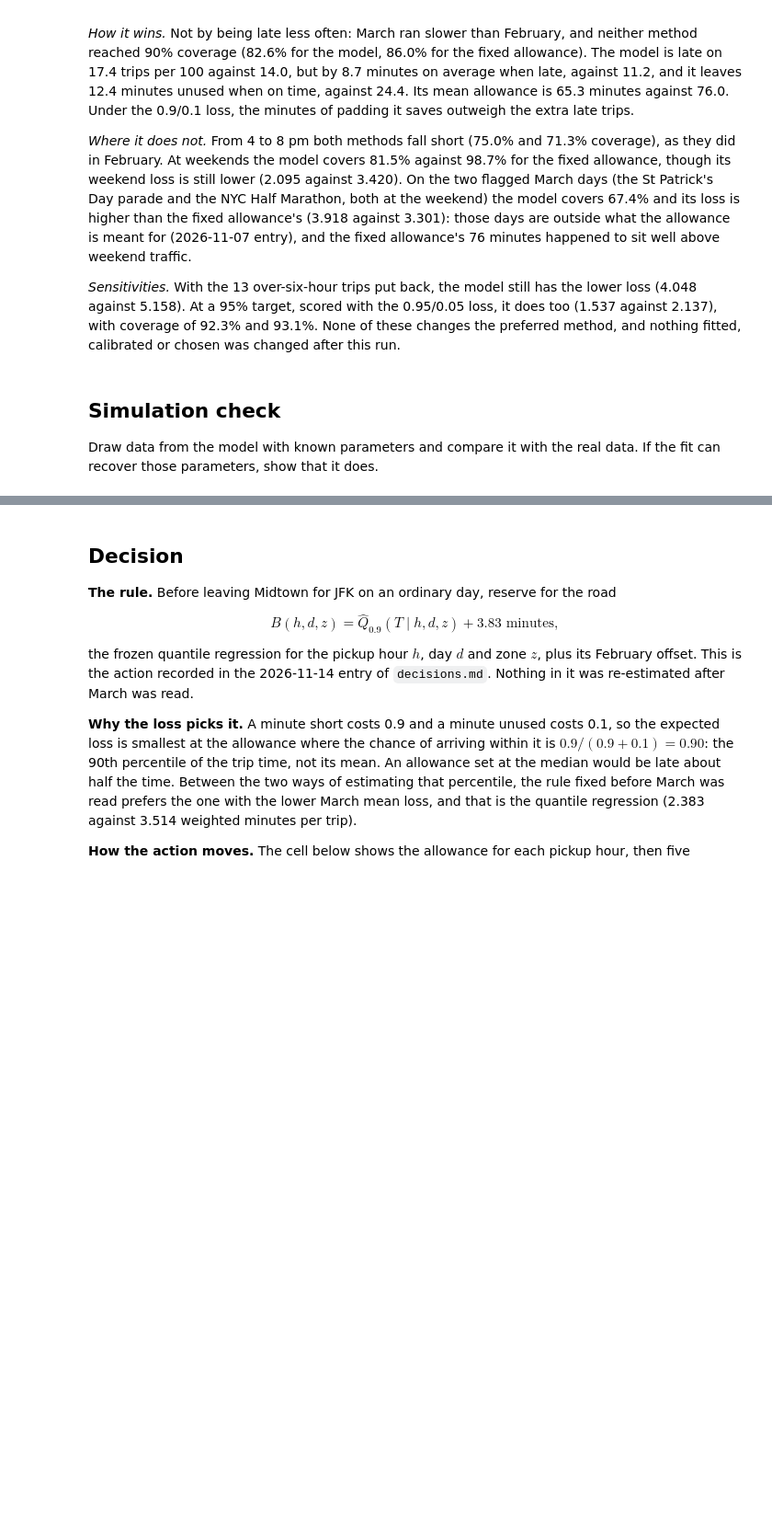
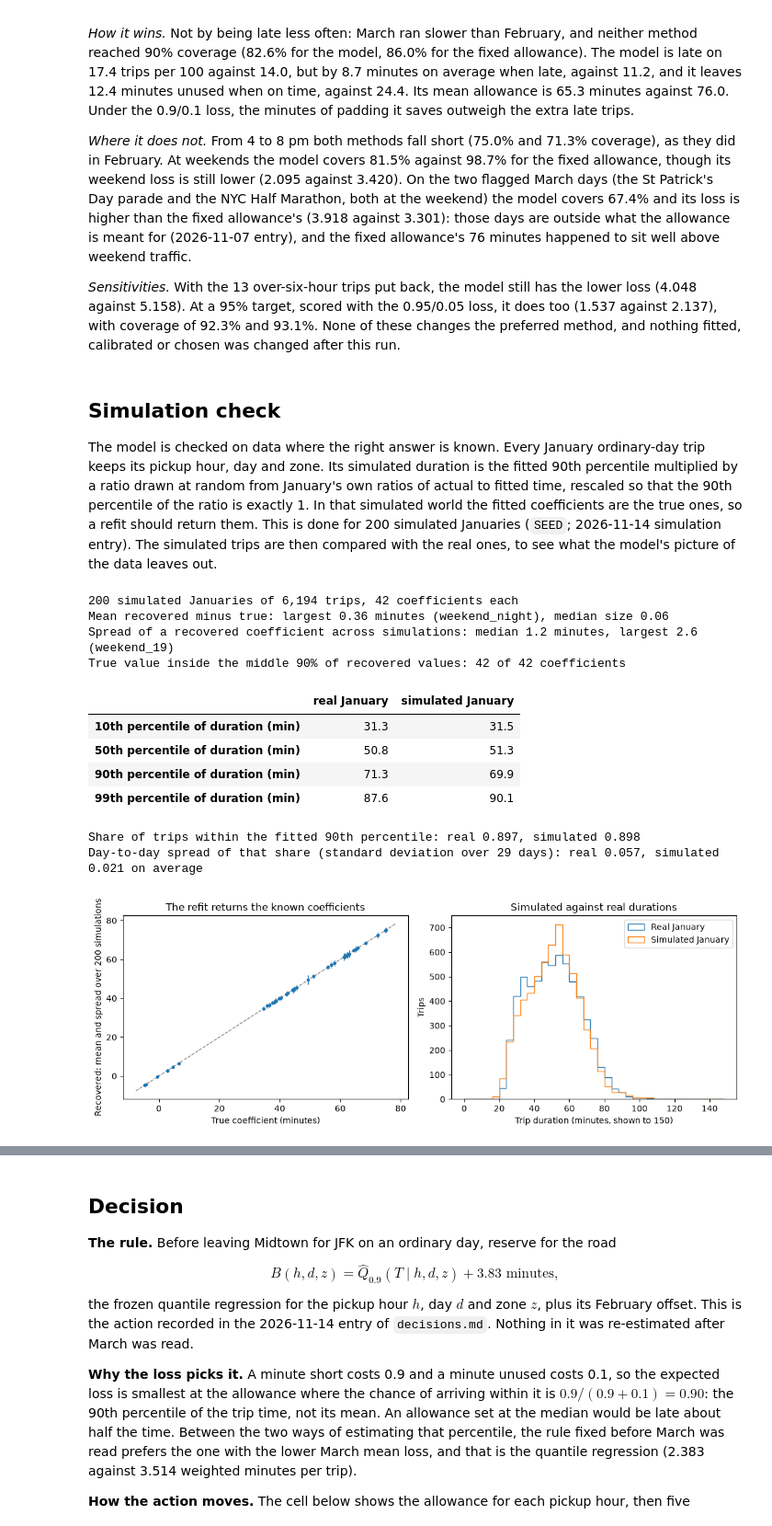
Before and after one commit to ponyta3/aii600-final-project, a Jupyter notebook: analysis.ipynb, the cells around one changed output, grey strips where cells are left out. Shown at 92% size. Drawn from its saved outputs; the diff is of its cells as text; code cells hidden in the pictures; blank space fills up the shorter version.

```diff
--- a/analysis.ipynb
+++ b/analysis.ipynb
@@ -876,4 +876,77 @@ None of these changes the preferred method, and nothing fitted, calibrated or ch
 # %% [markdown]
 ## Simulation check
 
-Draw data from the model with known parameters and compare it with the real data. If the fit can recover those parameters, show that it does.
+The model is checked on data where the right answer is known. Every January ordinary-day trip keeps its pickup hour,
+day and zone. Its simulated duration is the fitted 90th percentile multiplied by a ratio drawn at random from
+January's own ratios of actual to fitted time, rescaled so that the 90th percentile of the ratio is exactly 1. In
+that simulated world the fitted coefficients are the true ones, so a refit should return them. This is done for 200
+simulated Januaries (`SEED`; 2026-11-14 simulation entry). The simulated trips are then compared with the real
+ones, to see what the model's picture of the data leaves out.
+# %%
+# Simulate January from the fitted model, refit, and see whether the known coefficients come back.
+rng = np.random.default_rng(SEED)
+jan_actual = jan_fit["duration_minutes"].to_numpy()
+jan_fitted = model.predict(qr_params, jan_fit)  # the known truth: the 90th percentile of every simulated trip
+ratio = jan_actual / jan_fitted
+ratio = ratio / np.quantile(ratio, 0.90)  # rescaled so that its 90th percentile is exactly 1
+jan_day = jan_fit["tpep_pickup_datetime"].dt.date.to_numpy()
+
+SIMULATIONS = 200
+recovered, simulated_day_spread = [], []
+for _ in range(SIMULATIONS):
+    simulated = jan_fitted * rng.choice(ratio, len(ratio))
+    recovered.append(model.fit(jan_fit.assign(duration_minutes=simulated)))
+    simulated_day_spread.append(pd.Series(simulated <= jan_fitted).groupby(jan_day).mean().std())
+recovered = pd.DataFrame(recovered)
+miss = recovered.mean() - qr_params
+inside = (recovered.quantile(0.05) <= qr_params) & (qr_params <= recovered.quantile(0.95))
+
+print(f"{SIMULATIONS} simulated Januaries of {len(jan_fit):,} trips, {len(qr_params)} coefficients each")
+print(f"Mean recovered minus true: largest {miss.abs().max():.2f} minutes ({miss.abs().idxmax()}), "
+      f"median size {miss.abs().median():.2f}")
+print(f"Spread of a recovered coefficient across simulations: median {recovered.std().median():.1f} minutes, "
+      f"largest {recovered.std().max():.1f} ({recovered.std().idxmax()})")
+print(f"True value inside the middle 90% of recovered values: {int(inside.sum())} of {len(qr_params)} coefficients")
+
+# The last simulated January against the real one.
+real_day_spread = pd.Series(jan_actual <= jan_fitted).groupby(jan_day).mean().std()
+levels = [0.10, 0.50, 0.90, 0.99]
+display(pd.DataFrame(
+    {"real January": np.quantile(jan_actual, levels), "simulated January": np.quantile(simulated, levels)},
+    index=[f"{int(100 * q)}th percentile of duration (min)" for q in levels],
+).round(1))
+print(f"Share of trips within the fitted 90th percentile: real {np.mean(jan_actual <= jan_fitted):.3f}, "
+      f"simulated {np.mean(simulated <= jan_fitted):.3f}")
+print(f"Day-to-day spread of that share (standard deviation over {len(set(jan_day))} days): real {real_day_spread:.3f}, "
+      f"simulated {np.mean(simulated_day_spread):.3f} on average")
+
+fig, (left, right) = plt.subplots(1, 2, figsize=(11, 4))
+left.errorbar(qr_params, recovered.mean(), yerr=recovered.std(), fmt="o", markersize=3, linewidth=0.8)
+span = [qr_params.min() - 3, qr_params.max() + 3]
+left.plot(span, span, color="gray", linestyle="--", linewidth=1)
+left.set_xlabel("True coefficient (minutes)")
+left.set_ylabel("Recovered: mean and spread over 200 simulations")
+left.set_title("The refit returns the known coefficients")
+bins = np.arange(0, 152, 4)
+right.hist(jan_actual, bins=bins, histtype="step", label="Real January")
+right.hist(simulated, bins=bins, histtype="step", label="Simulated January")
+right.set_xlabel("Trip duration (minutes, shown to 150)")
+right.set_ylabel("Trips")
+right.set_title("Simulated against real durations")
+right.legend()
+fig.tight_layout()
+fig.savefig("fig/simulation_check.png", dpi=150)
+plt.show()
+# %% [output]
+200 simulated Januaries of 6,194 trips, 42 coefficients each
+Mean recovered minus true: largest 0.36 minutes (weekend_night), median size 0.06
+Spread of a recovered coefficient across simulations: median 1.2 minutes, largest 2.6 (weekend_19)
+True value inside the middle 90% of recovered values: 42 of 42 coefficients
+|  | real January | simulated January |
+| 10th percentile of duration (min) | 31.3 | 31.5 |
+| 50th percentile of duration (min) | 50.8 | 51.3 |
+| 90th percentile of duration (min) | 71.3 | 69.9 |
+| 99th percentile of duration (min) | 87.6 | 90.1 |
+Share of trips within the fitted 90th percentile: real 0.897, simulated 0.898
+Day-to-day spread of that share (standard deviation over 29 days): real 0.057, simulated 0.021 on average
+[figure, added]
```
Also changed, not shown: parts of 4 cells of this notebook, 3 other files.
